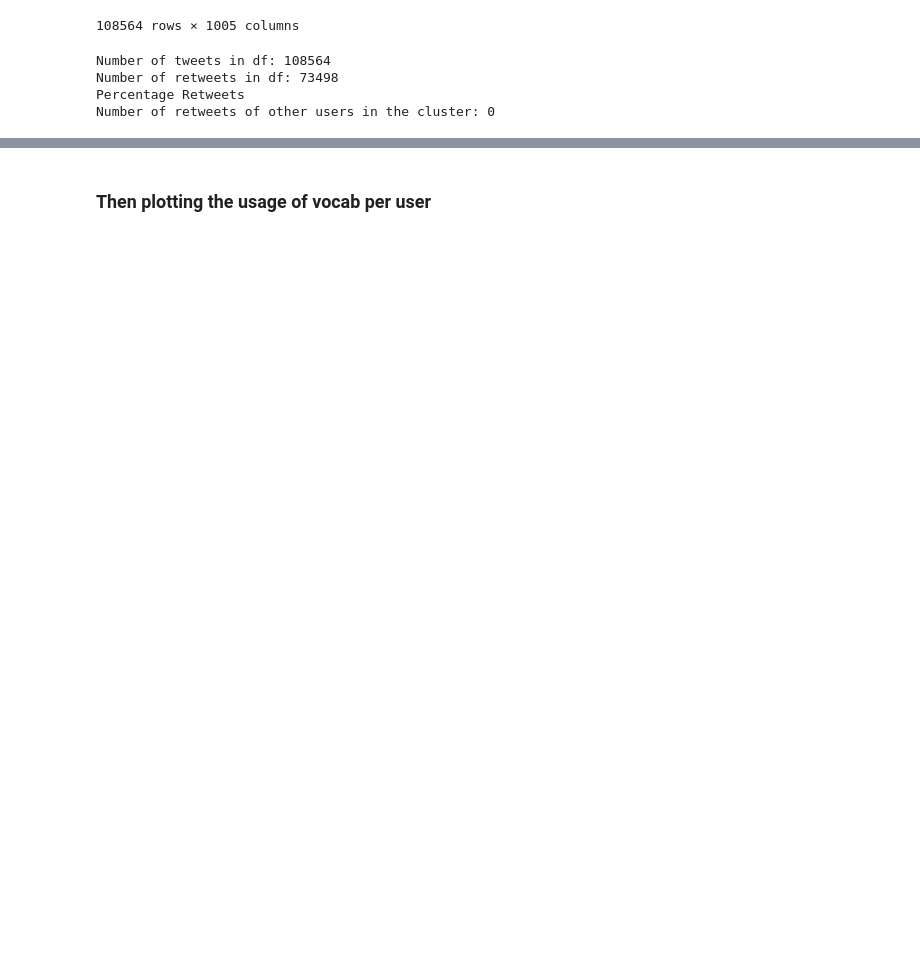
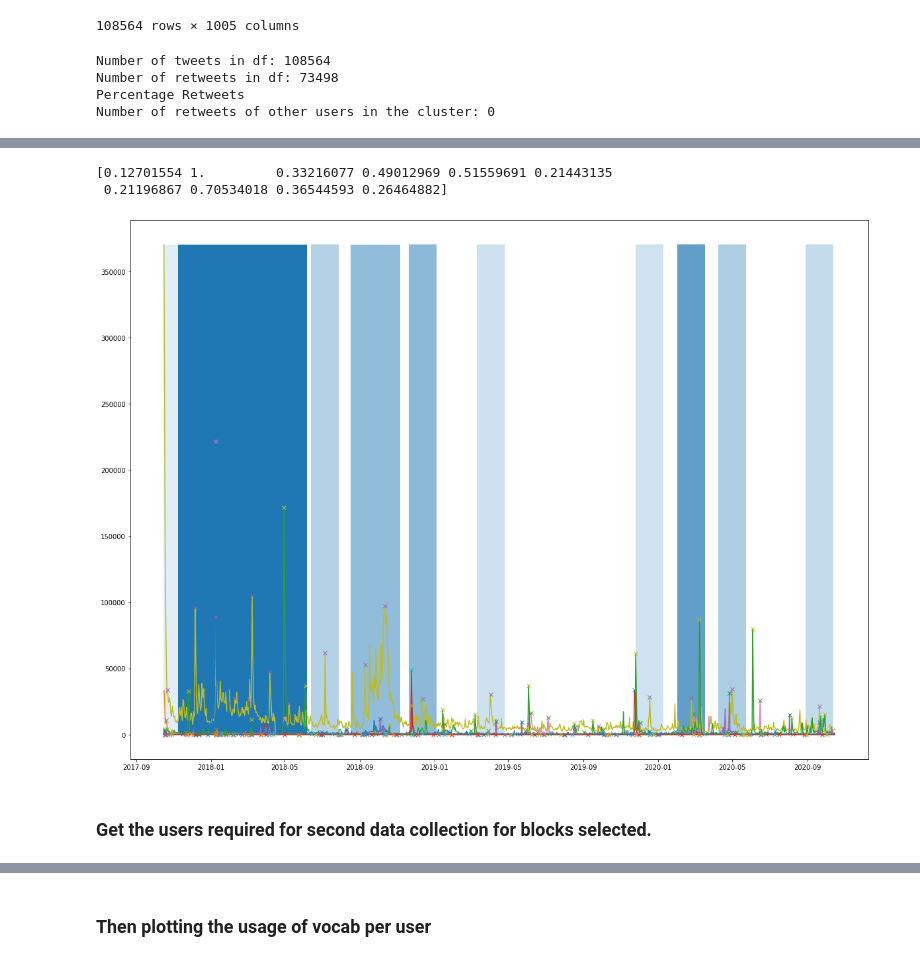
Before and after one commit to hubertau/DPhil_Studies, a Jupyter notebook: 2021-04_Study_A_Diffusion/bispec_clustering_eval.ipynb, the cells around one changed output, grey strips where cells are left out. Cells and saved outputs as stored; diff of their text form; code cells hidden in the pictures; blank space fills up the shorter version.

Commit message:
updated to run first collection

```diff
--- a/2021-04_Study_A_Diffusion/bispec_clustering_eval.ipynb
+++ b/2021-04_Study_A_Diffusion/bispec_clustering_eval.ipynb
@@ -78,0 +105,3 @@ Number of retweets of other users in the cluster: 0
+# %%
+bscres.FAS_activity_df_long_with_zeros['created_at'] = pd.to_datetime(bscres.FAS_activity_df_long_with_zeros['created_at'])
+bscres.FAS_activity_df_long_with_zeros = bscres.FAS_activity_df_long_with_zeros.set_index('created_at')
@@ -78,0 +298,54 @@ Number of retweets of other users in the cluster: 0
+# %%
+# converting 0-1083 back to dates
+
+def unit_conv(val):
+        return datetime.datetime.strptime('2017-10-16', '%Y-%m-%d') + datetime.timedelta(days=int(val))
+
+def conv_to_date_ranges(ranges):
+    return_ranges = []
+
+    for pair in ranges:
+        return_ranges.append((unit_conv(pair[0]), unit_conv(pair[1])))
+
+    return return_ranges
+
+dated_reviewed_ranges = conv_to_date_ranges(review_ranges(ranges))
+# print(dated_reviewed_ranges)
+# %%
+#visualising the parts of the graph that will be sampled
+bscres.FAS_activity_df_long = bscres.FAS_activity_df_long_with_zeros[bscres.FAS_activity_df_long_with_zeros['vocab:#']!=0]
+
+# convert to datetime objects in column
+bscres.FAS_activity_df_long_with_zeros['created_at'] = pd.to_datetime(bscres.FAS_activity_df_long_with_zeros['created_at'])
+
+f = plt.figure()
+f.set_figwidth(20)
+f.set_figheight(15)
+plt.vlines([i[0]+0.5*(i[1]-i[0]) for i in dated_reviewed_ranges],
+    ymin = 0,
+    ymax = bscres.FAS_activity_df_long_with_zeros['vocab:#'].max(),
+    linewidth = [(i[1]-i[0]).days for i in dated_reviewed_ranges],
+    # linewidth = 5,
+    alpha = width_normalised_prominences/max(width_normalised_prominences)
+    );
+wide_data = bscres.FAS_activity_df_long_with_zeros.pivot(index='created_at', columns='hashtag', values='vocab:#')
+# plt.plot('created_at','vocab:#', data = bscres.FAS_activity_df_long)
+plt.plot(wide_data);
+
+# also plot detected peaks
+for peaksdetections in results:
+
+    converted_peaks = np.array([unit_conv(i) for i in peaksdetections[1]])
+    peak_plot_data = bscres.FAS_activity_df_long_with_zeros[bscres.FAS_activity_df_long_with_zeros['hashtag']==peaksdetections[0]]
+    peak_plot_data = peak_plot_data[peak_plot_data['created_at'].isin(converted_peaks)].loc[:,['created_at','vocab:#']]
+    plt.plot('created_at', 'vocab:#', 'x', data = peak_plot_data, )
+
+print(width_normalised_prominences/max(width_normalised_prominences))
+
+# plt.semilogy(basey=2)
+# %% [output]
+[0.12701554 1.         0.33216077 0.49012969 0.51559691 0.21443135
+ 0.21196867 0.70534018 0.36544593 0.26464882]
+[figure, added]
+# %% [markdown]
+### Get the users required for second data collection for blocks selected.
```
Also changed, not shown: parts of 37 cells of this notebook.
